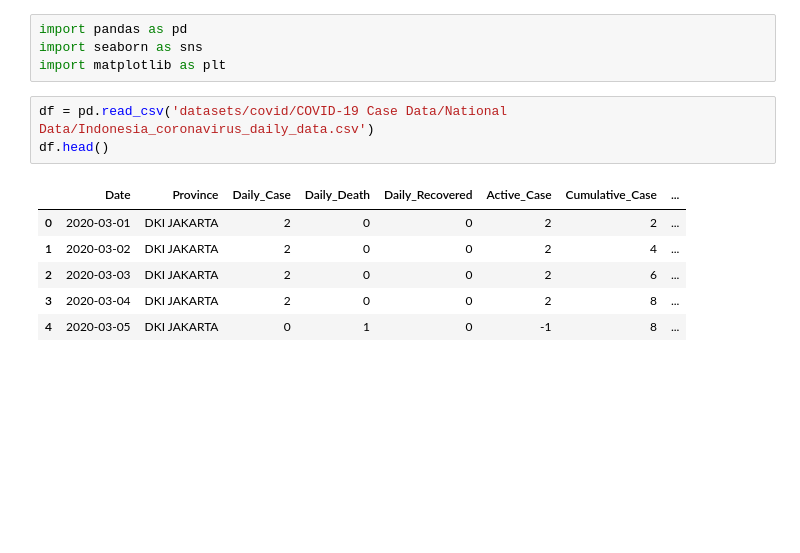
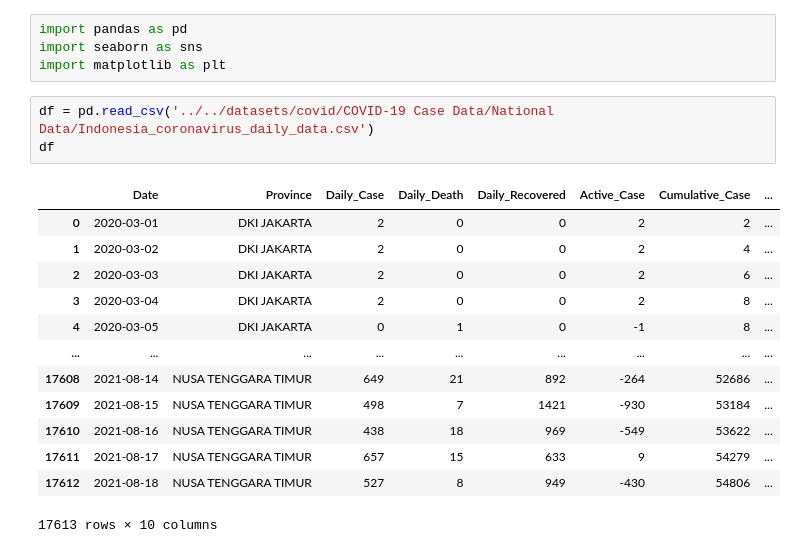
Before and after one commit to whisnumurtyga/sada, a Jupyter notebook: code/covid/covid-case.ipynb, the cells around one changed output. Saved outputs shown, nothing was run; the diff lists cells and outputs as text; blank space fills up the shorter version.

Commit message:
preprocessing 1 cod, dan check other dataset

```diff
--- a/code/covid/covid-case.ipynb
+++ b/code/covid/covid-case.ipynb
@@ -3,12 +3,19 @@ import pandas as pd
 import seaborn as sns
 import matplotlib as plt
 # %%
-df = pd.read_csv('datasets/covid/COVID-19 Case Data/National Data/Indonesia_coronavirus_daily_data.csv')
-df.head()
+df = pd.read_csv('../../datasets/covid/COVID-19 Case Data/National Data/Indonesia_coronavirus_daily_data.csv')
+df
 # %% [output]
 |  | Date | Province | Daily_Case | Daily_Death | Daily_Recovered | Active_Case | Cumulative_Case | ... |
 | 0 | 2020-03-01 | DKI JAKARTA | 2 | 0 | 0 | 2 | 2 | ... |
 | 1 | 2020-03-02 | DKI JAKARTA | 2 | 0 | 0 | 2 | 4 | ... |
 | 2 | 2020-03-03 | DKI JAKARTA | 2 | 0 | 0 | 2 | 6 | ... |
 | 3 | 2020-03-04 | DKI JAKARTA | 2 | 0 | 0 | 2 | 8 | ... |
 | 4 | 2020-03-05 | DKI JAKARTA | 0 | 1 | 0 | -1 | 8 | ... |
+| ... | ... | ... | ... | ... | ... | ... | ... | ... |
+| 17608 | 2021-08-14 | NUSA TENGGARA TIMUR | 649 | 21 | 892 | -264 | 52686 | ... |
+| 17609 | 2021-08-15 | NUSA TENGGARA TIMUR | 498 | 7 | 1421 | -930 | 53184 | ... |
+| 17610 | 2021-08-16 | NUSA TENGGARA TIMUR | 438 | 18 | 969 | -549 | 53622 | ... |
+| 17611 | 2021-08-17 | NUSA TENGGARA TIMUR | 657 | 15 | 633 | 9 | 54279 | ... |
+| 17612 | 2021-08-18 | NUSA TENGGARA TIMUR | 527 | 8 | 949 | -430 | 54806 | ... |
+17613 rows × 10 columns
```
Also changed, not shown: parts of 1 cell of this notebook, 4 other files.
